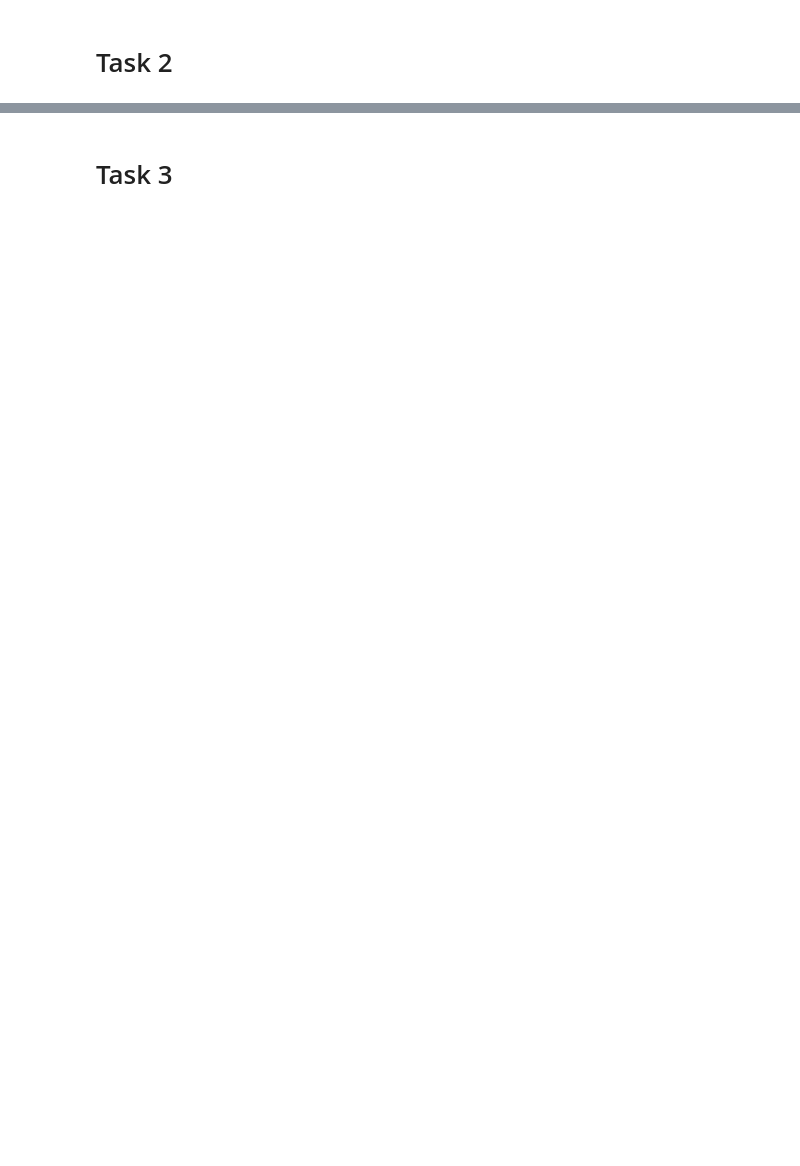
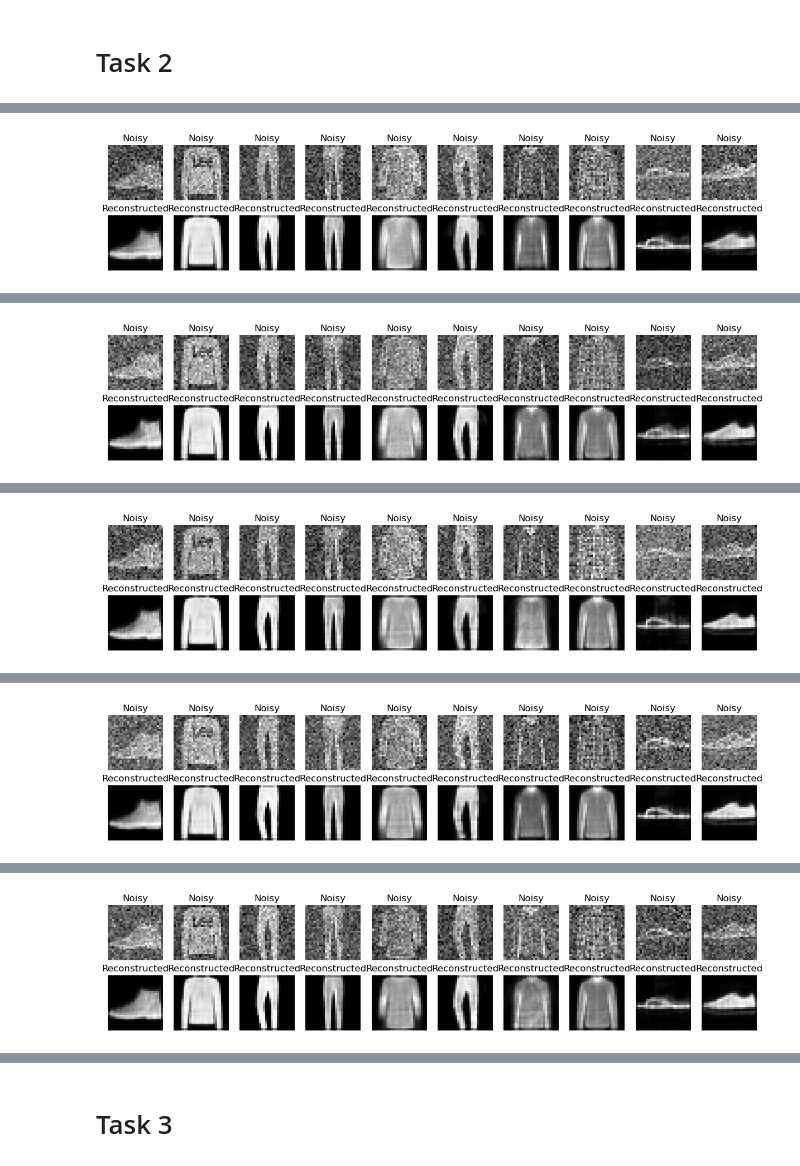
Before and after one commit to ilirhajrullahu/generative-ai-image-synthesis, a Jupyter notebook: exercise_6/SS24_GenAI_ex6.ipynb, the cells around one changed output, grey strips where cells are left out. Drawn from its saved outputs; the diff is of its cells as text; code cells hidden in the pictures; blank space fills up the shorter version.

Commit message:
finished exercise 6 with autoencoders

```diff
--- a/exercise_6/SS24_GenAI_ex6.ipynb
+++ b/exercise_6/SS24_GenAI_ex6.ipynb
@@ -123,6 +177,23 @@ KeyboardInterrupt:
 # %% [markdown]
 # Task 2
 # %%
+transform = transforms.Compose([
+    transforms.ToTensor(),
+    transforms.Normalize((0.5,), (0.5,))
+])
+
+train_dataset = datasets.FashionMNIST(root='./data', train=True, download=True, transform=transform)
+test_dataset = datasets.FashionMNIST(root='./data', train=False, download=True, transform=transform)
+
+train_loader = DataLoader(train_dataset, batch_size=64, shuffle=True)
+test_loader = DataLoader(test_dataset, batch_size=64, shuffle=False)
+#Fashion MNIST image has form 1x1x28x28 (grayscale)
+
+autoencoder = Autoencoder().to(device)
+criterion = nn.MSELoss()
+optimizer = Adam(autoencoder.parameters(), lr=0.001, weight_decay=1e-5)
+num_epochs = 50
+
 train_losses = []
 test_losses = []
 # Training and testing
@@ -131,9 +202,8 @@ for epoch in range(num_epochs):
     autoencoder.train()
     for data in train_loader:
         img, _ = data
-        img = img.view(img.size(0), -1)  # Flatten the images
-        noisy_img = add_white_noise(img)       # Add noise to the images
-        noisy_img.to(device)
+        img = img.view(img.size(0), -1).to(device)  # Flatten the images
+        noisy_img = add_white_noise(img).to(device)       # Add noise to the images
         output = autoencoder(noisy_img)
         loss = criterion(output, img)    # Compute loss with respect to original images
         optimizer.zero_grad()
@@ -150,25 +220,52 @@ for epoch in range(num_epochs):
         test_loss = 0
         autoencoder.eval()
         with torch.no_grad():
-            for data in test_loader:
-                img, _ = data
-                img = img.view(img.size(0), -1)  # Flatten the images
-                noisy_img = add_white_noise(img)       # Add noise to the images
+            for k,(data,_) in enumerate(test_loader):
+                img = data
+                img = img.view(img.size(0), -1).to(device)  # Flatten the images
+                noisy_img = add_white_noise(img).to(device)       # Add noise to the images
                 output = autoencoder(noisy_img)
                 loss = criterion(output, img)    # Compute loss with respect to original images
                 test_loss += loss.item()
+                if k==0:
+                    outputs = output.view(-1, 1, 28, 28).cpu()
+                    noisy_data = noisy_img.view(-1, 1, 28, 28).cpu()
+
+                    fig, axes = plt.subplots(2, 10, figsize=(15, 3))
+                    for j in range(10):
+                        axes[0, j].imshow(noisy_data[j].squeeze(), cmap='gray')
+                        axes[0, j].set_title("Noisy")
+                        axes[0, j].axis('off')
+
+                        axes[1, j].imshow(outputs[j].squeeze(), cmap='gray')
+                        axes[1, j].set_title("Reconstructed")
+                        axes[1, j].axis('off')
+
+                    plt.show()
 
         test_loss /= len(test_loader)
         test_losses.append(test_loss)
         print(f'Epoch [{epoch+1}/{num_epochs}], Test Loss: {test_loss:.4f}')
 
-# Plotting the training and test loss
+# Plot training and testing loss
 plt.figure(figsize=(10, 5))
-plt.plot(range(1, num_epochs+1), train_losses, label='Training Loss')
-plt.plot(range(1, num_epochs+1), test_losses, label='Test Loss')
+
+# Plot training loss
+plt.subplot(1, 2, 1)
+plt.plot(range(1, num_epochs + 1), train_losses, label='Training Loss')
 plt.xlabel('Epochs')
 plt.ylabel('Loss')
-plt.title('Training and Test Loss over Epochs')
+plt.title('Training Loss')
 plt.legend()
+
+# Plot testing loss
+plt.subplot(1, 2, 2)
+plt.plot(range(1, 5 + 1), test_losses, label='Test Loss', color='orange')
+plt.xlabel('Epochs')
+plt.ylabel('Loss')
+plt.title('Test Loss')
+plt.legend()
+
+plt.tight_layout()
 plt.show()
 # %% [output]
@@ -191,0 +282 @@ Epoch [50/50], Test Loss: 0.0633
+[figure, added]
@@ -191,0 +294 @@ Epoch [50/50], Test Loss: 0.0633
+[figure, added]
@@ -191,0 +306 @@ Epoch [50/50], Test Loss: 0.0633
+[figure, added]
@@ -191,0 +318 @@ Epoch [50/50], Test Loss: 0.0633
+[figure, added]
@@ -191,0 +330 @@ Epoch [50/50], Test Loss: 0.0633
+[figure, added]
```
Also changed, not shown: parts of 6 cells of this notebook.
